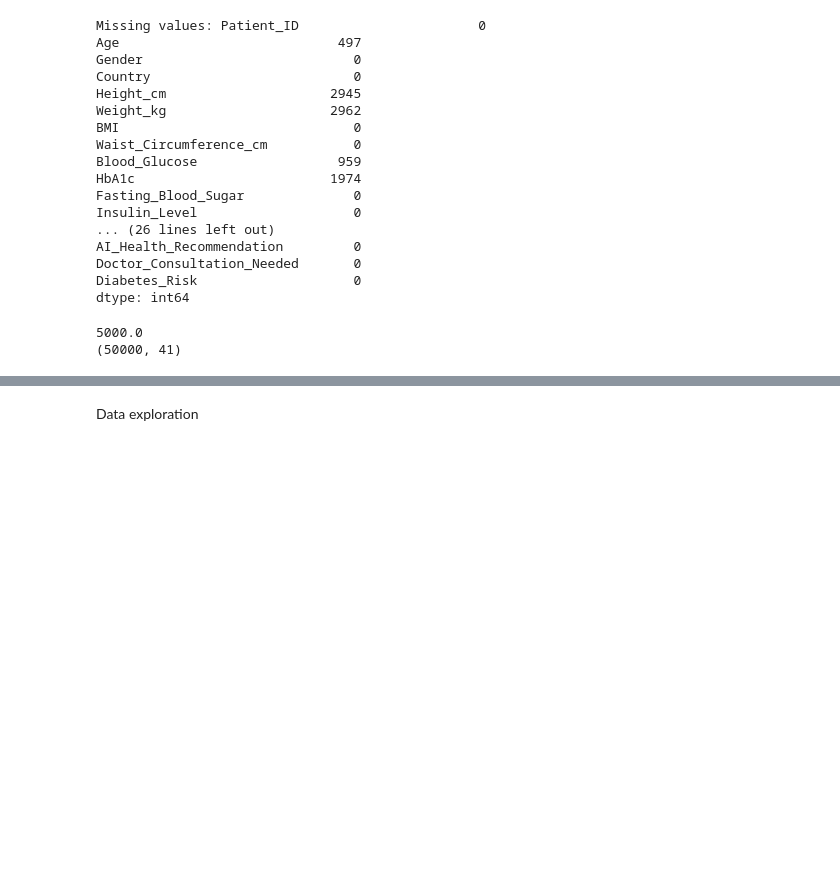
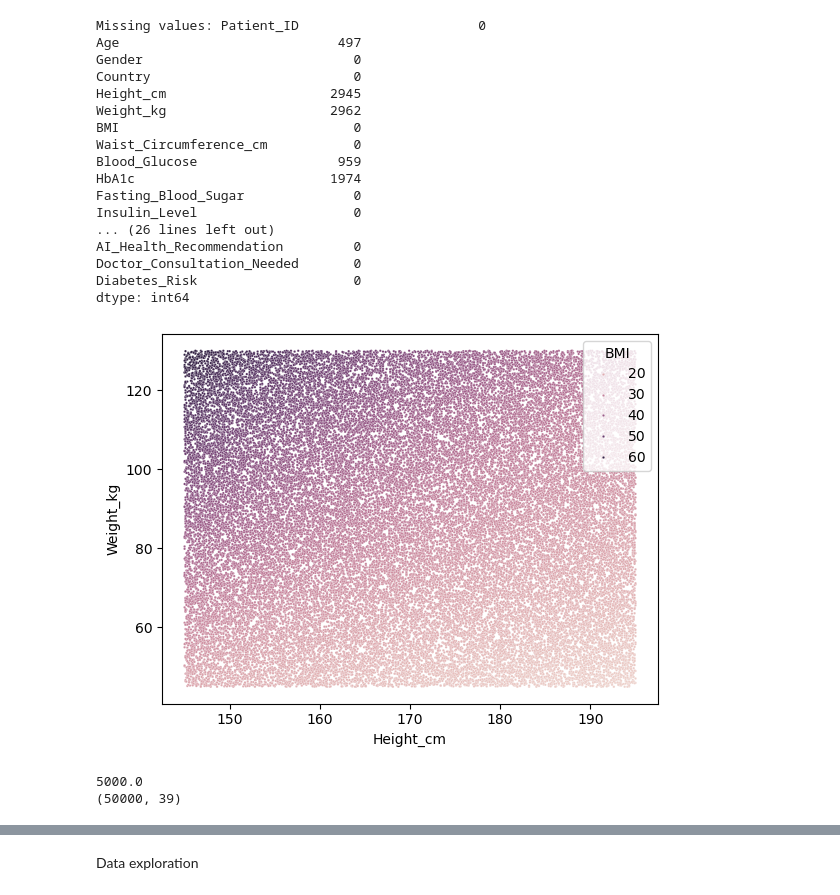
Before and after one commit to NicolePruijssers/Portfolio, a Jupyter notebook: diabetes risk predictor.ipynb, the cells around one changed output, grey strips where cells are left out. Saved outputs shown, nothing was run; the diff lists cells and outputs as text; code cells hidden in the pictures; blank space fills up the shorter version.

```diff
--- a/diabetes risk predictor.ipynb
+++ b/diabetes risk predictor.ipynb
@@ -117,10 +118,26 @@ AI_Health_Recommendation         0
 Doctor_Consultation_Needed       0
 Diabetes_Risk                    0
 dtype: int64
+# %%
+
+#plot correlation height,weight, bmi
+sns.scatterplot(diabetes_df, x = 'Height_cm', y= 'Weight_kg', hue='BMI', s=3)
+plt.show()
+#Data integrity; Calcuation of BMI validated
+#No apparent clusters of height/weight combinations in overall data
+#height and weight columns will be dropped
+if "Weight_kg" in diabetes_df.columns:
+    diabetes_df = diabetes_df.drop(columns="Weight_kg")
+if "Height_cm" in diabetes_df.columns:
+    diabetes_df = diabetes_df.drop(columns="Height_cm")
+
+
+#Future ossibility to explore, using bmi as stand-in for weight and height.
+#Investigate if height has no inherent influence on diabetes risk
+#Or if absolute weight has more impact than BMI
+# %% [output]
+[figure]
 # %%
-#Make missing values uniform in format
-diabetes_df = diabetes_df.replace("",pd.NA)
-
 #exclude columsn where more than 1/10th of all rows are empty,
 #for possible future changes in the data
 column_cutoff = diabetes_df.shape[0]/10
@@ -129,7 +146,7 @@ diabetes_df = diabetes_df.dropna(axis = 1, thresh=column_cutoff)
 print(diabetes_df.shape)
 # %% [output]
 5000.0
-(50000, 41)
+(50000, 39)
 # %%
 
 #Drop rows with age missing. Too basic of an indicator to miss and makes up only a small % of datapoints.
```
Also changed, not shown: parts of 16 cells of this notebook.
